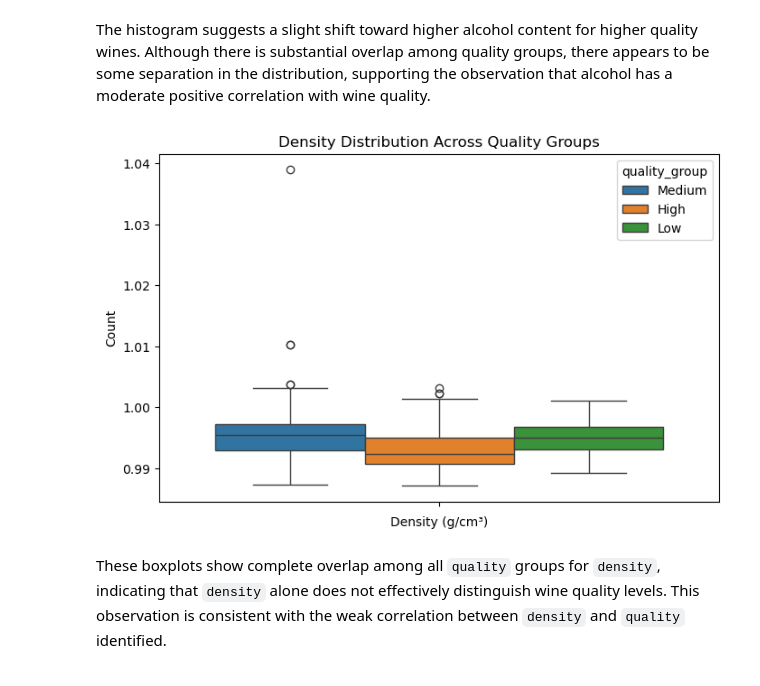
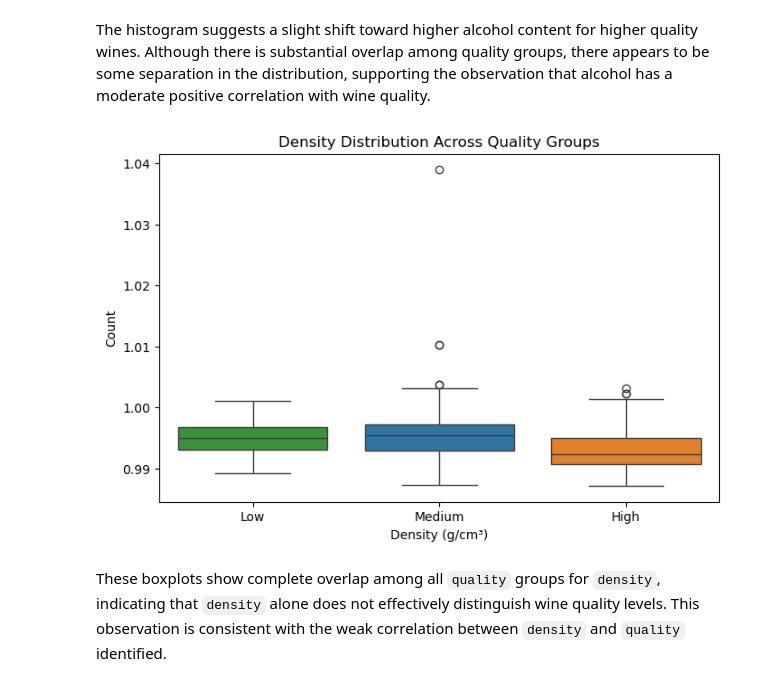
Before and after one commit to COGS108/Group043_WI26, a Jupyter notebook: 03-FinalProject.ipynb, the cells around one changed output. Saved outputs shown, nothing was run; the diff lists cells and outputs as text; code cells hidden in the pictures.

```diff
--- a/03-FinalProject.ipynb
+++ b/03-FinalProject.ipynb
@@ -397,18 +399,20 @@ The histogram suggests a slight shift toward higher alcohol content for higher q
 # %%
 plt.figure(figsize=(8,5))
 
 sns.boxplot(
     data=df,
     y="density",
+    x="quality_group",
     hue="quality_group",
+    order=['Low', 'Medium', 'High']
 )
 
 plt.xlabel("Density (g/cm³)")
 plt.ylabel("Count")
 plt.title("Density Distribution Across Quality Groups")
 plt.show()
 # %% [output]
-[figure, old version]
+[figure, new version]
 # %% [markdown]
 These boxplots show complete overlap among all `quality` groups for `density`, indicating that `density` alone does not effectively distinguish wine quality levels. This observation is consistent with the weak correlation between `density` and `quality` identified.
 # %% [markdown]
```
Also changed, not shown: parts of 1 cell of this notebook.
